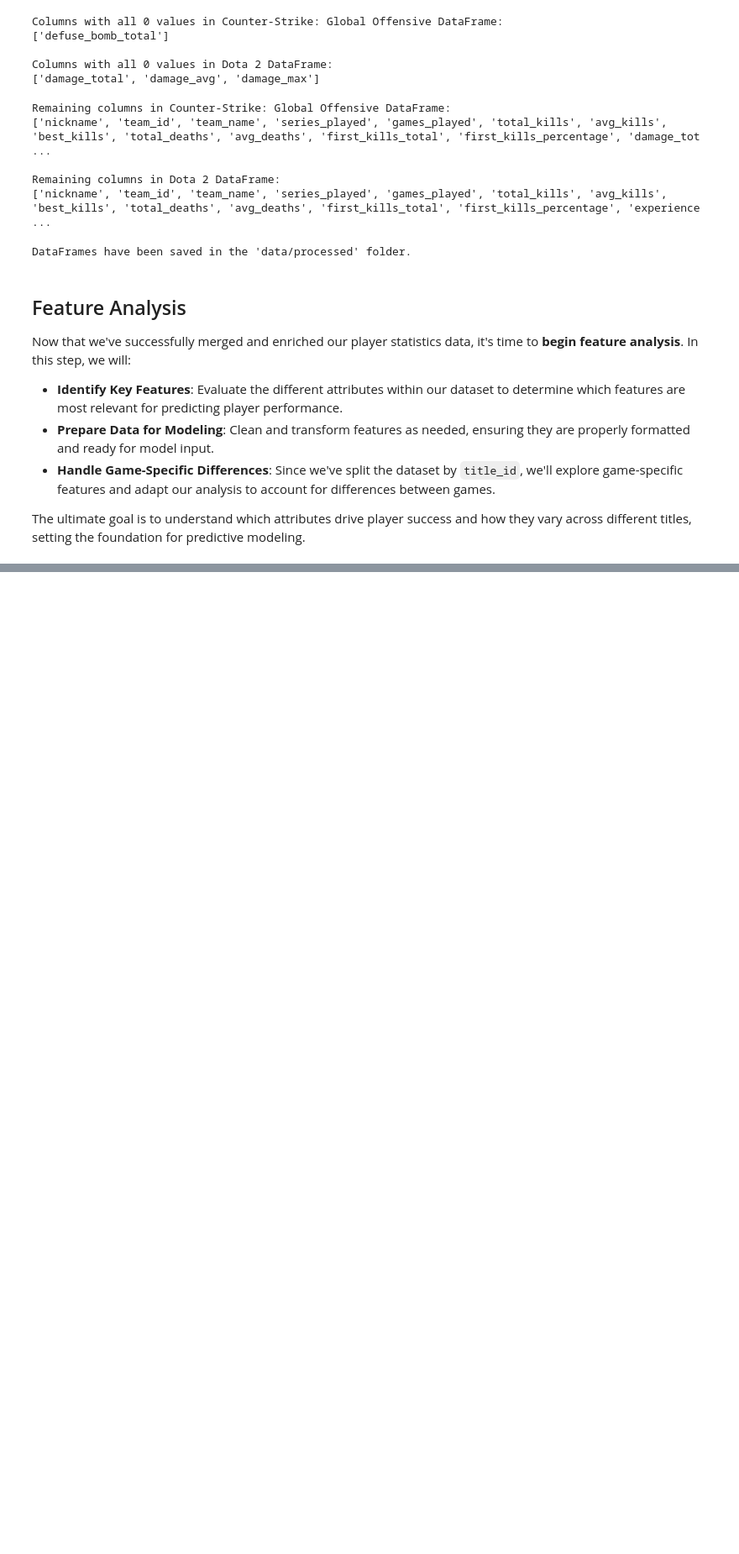
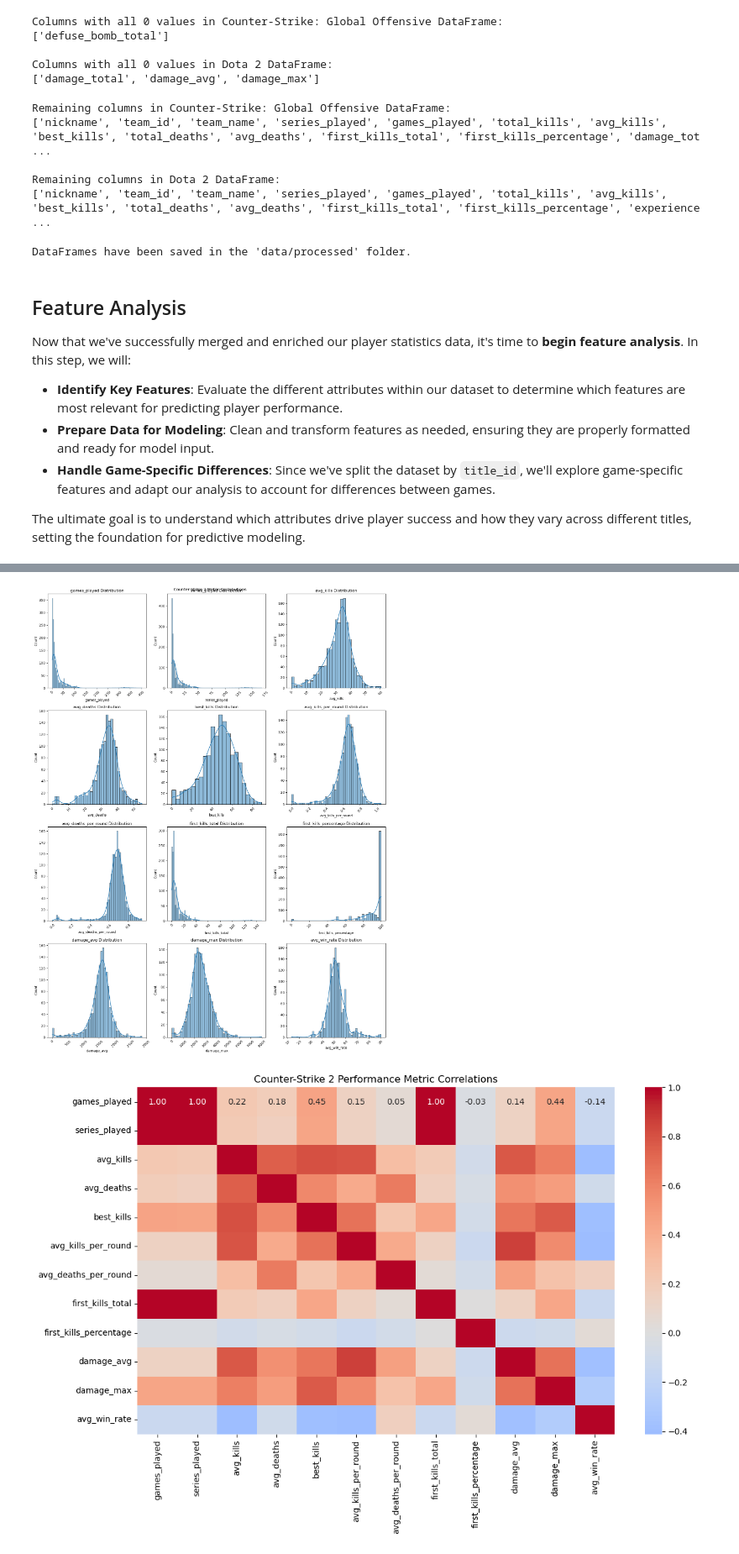
Before and after one commit to SikoticVinyl/VictorVis2.0, a Jupyter notebook: notebooks/grid_prediction_pipeline.ipynb, the cells around one changed output, grey strips where cells are left out. Shown at 84% size. Saved outputs shown, nothing was run; the diff lists cells and outputs as text; code cells hidden in the pictures; blank space fills up the shorter version.

Commit message:
created feature analysis and advanced for the two games and focused on columns, ran for both games and finished feature analysis. Ready to get data fully prepaired and create models.

```diff
--- a/notebooks/grid_prediction_pipeline.ipynb
+++ b/notebooks/grid_prediction_pipeline.ipynb
@@ -564,0 +595,7 @@ Columns with all 0 values in Dota 2 DataFrame:
+# %%
+# Cs2 report
+cs2_report = generate_game_report(cs2_df, 'cs2')
+print_game_report(cs2_report)
+# %% [output]
+[figure, added]
+[figure, added]
```
Also changed, not shown: parts of 6 cells of this notebook, 2 other files.
